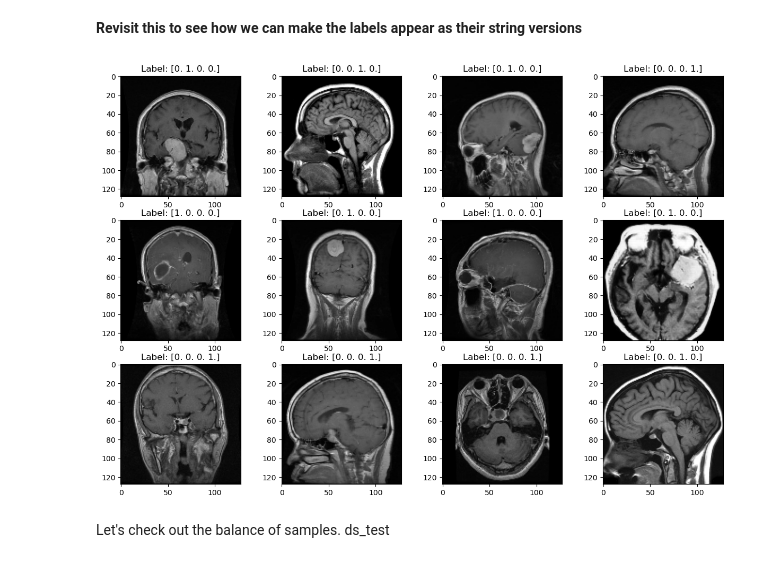
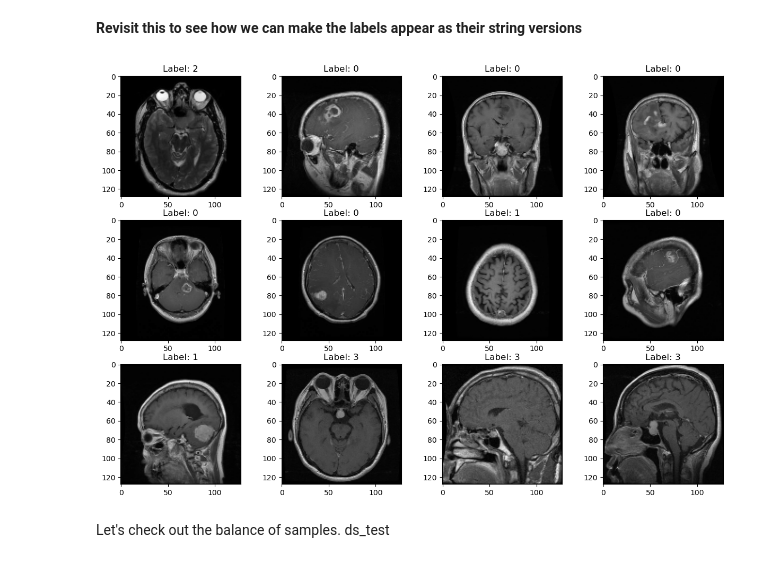
Before and after one commit to cphchip/cs7324_code, a Jupyter notebook: Lab 6/Henderson_48996654_Lab_6.ipynb, the cells around one changed output. Saved outputs shown, nothing was run; the diff lists cells and outputs as text; code cells hidden in the pictures.

```diff
--- a/Lab 6/Henderson_48996654_Lab_6.ipynb
+++ b/Lab 6/Henderson_48996654_Lab_6.ipynb
@@ -71,22 +71,22 @@ Found 394 files belonging to 4 classes.
 # %%
 # Source: Code re-use from Lab 2 and 5
 
 import matplotlib.pyplot as plt
 class_names = ["Glioma", "Meningioma", "Healthy", "Pituitary"]
 
 plt.subplots(figsize=(15, 10))
 
 # Iterate through the dataset
 for i, (images, labels) in enumerate(ds_train.take(12)):
     plt.subplot(3,4,i+1)
     # Display the first image in the batch
     plt.imshow(images[0].numpy().squeeze(), cmap='gray')
     # label_str = class_names[labels[0].numpy()]
-    plt.title(f"Label: {labels[0].numpy()}")
+    plt.title(f"Label: {np.argmax(labels)}")
 
 plt.show()
 # %% [output]
-[figure, old version]
+[figure, new version]
 # %% [markdown]
 Let's check out the balance of samples.
 ds_test
```
Also changed, not shown: parts of 25 cells of this notebook, 1 other file.
